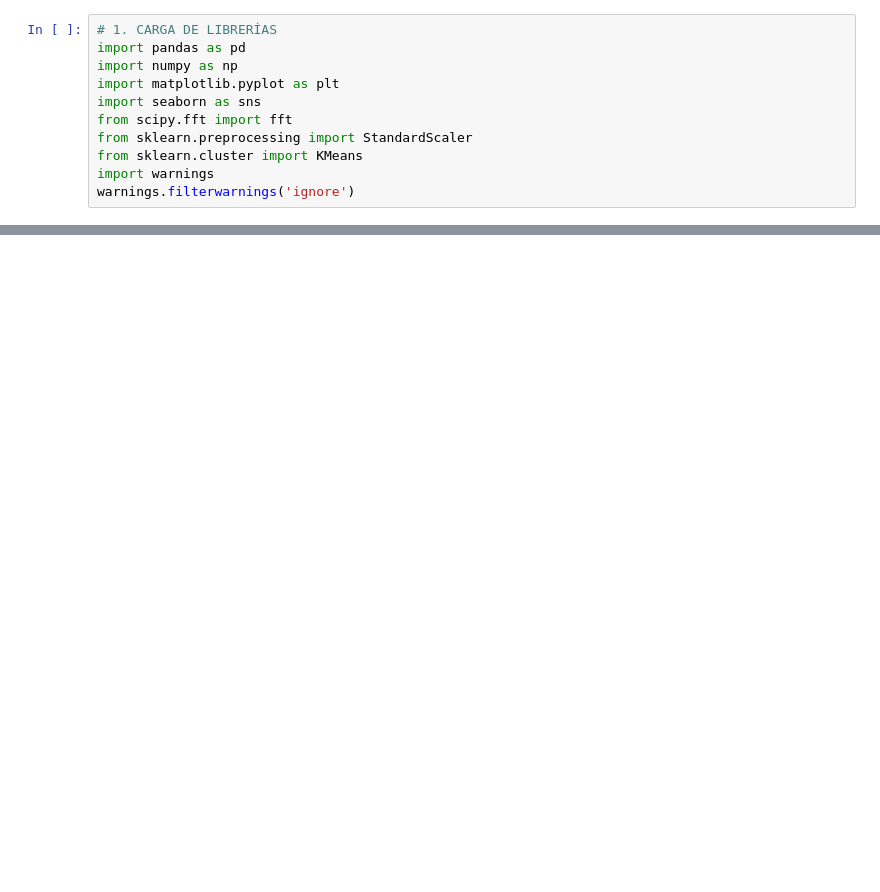
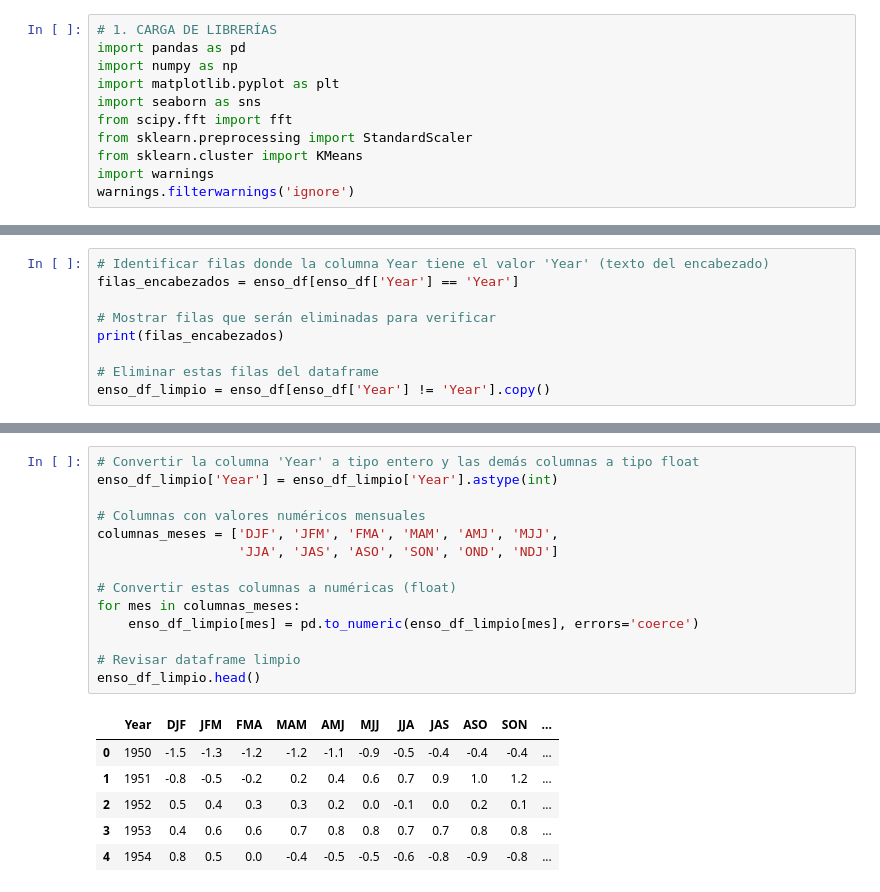
Before and after one commit to tukey-stans/ae-oceanografia-golfo-cali, a Jupyter notebook: notebooks/AABR/AABR_Clustering.ipynb, the cells around one changed output, grey strips where cells are left out. Saved outputs shown, nothing was run; the diff lists cells and outputs as text; blank space fills up the shorter version.

```diff
--- a/notebooks/AABR/AABR_Clustering.ipynb
+++ b/notebooks/AABR/AABR_Clustering.ipynb
@@ -411,0 +54,9 @@ plt.show()
+# %%
+# Identificar filas donde la columna Year tiene el valor 'Year' (texto del encabezado)
+filas_encabezados = enso_df[enso_df['Year'] == 'Year']
+
+# Mostrar filas que serán eliminadas para verificar
+print(filas_encabezados)
+
+# Eliminar estas filas del dataframe
+enso_df_limpio = enso_df[enso_df['Year'] != 'Year'].copy()
@@ -411,0 +83,21 @@ plt.show()
+# %%
+# Convertir la columna 'Year' a tipo entero y las demás columnas a tipo float
+enso_df_limpio['Year'] = enso_df_limpio['Year'].astype(int)
+
+# Columnas con valores numéricos mensuales
+columnas_meses = ['DJF', 'JFM', 'FMA', 'MAM', 'AMJ', 'MJJ',
+                  'JJA', 'JAS', 'ASO', 'SON', 'OND', 'NDJ']
+
+# Convertir estas columnas a numéricas (float)
+for mes in columnas_meses:
+    enso_df_limpio[mes] = pd.to_numeric(enso_df_limpio[mes], errors='coerce')
+
+# Revisar dataframe limpio
+enso_df_limpio.head()
+# %% [output]
+|  | Year | DJF | JFM | FMA | MAM | AMJ | MJJ | JJA | JAS | ASO | SON | ... |
+| 0 | 1950 | -1.5 | -1.3 | -1.2 | -1.2 | -1.1 | -0.9 | -0.5 | -0.4 | -0.4 | -0.4 | ... |
+| 1 | 1951 | -0.8 | -0.5 | -0.2 | 0.2 | 0.4 | 0.6 | 0.7 | 0.9 | 1.0 | 1.2 | ... |
+| 2 | 1952 | 0.5 | 0.4 | 0.3 | 0.3 | 0.2 | 0.0 | -0.1 | 0.0 | 0.2 | 0.1 | ... |
+| 3 | 1953 | 0.4 | 0.6 | 0.6 | 0.7 | 0.8 | 0.8 | 0.7 | 0.7 | 0.8 | 0.8 | ... |
+| 4 | 1954 | 0.8 | 0.5 | 0.0 | -0.4 | -0.5 | -0.5 | -0.6 | -0.8 | -0.9 | -0.8 | ... |
```
Also changed, not shown: parts of 24 cells of this notebook.
